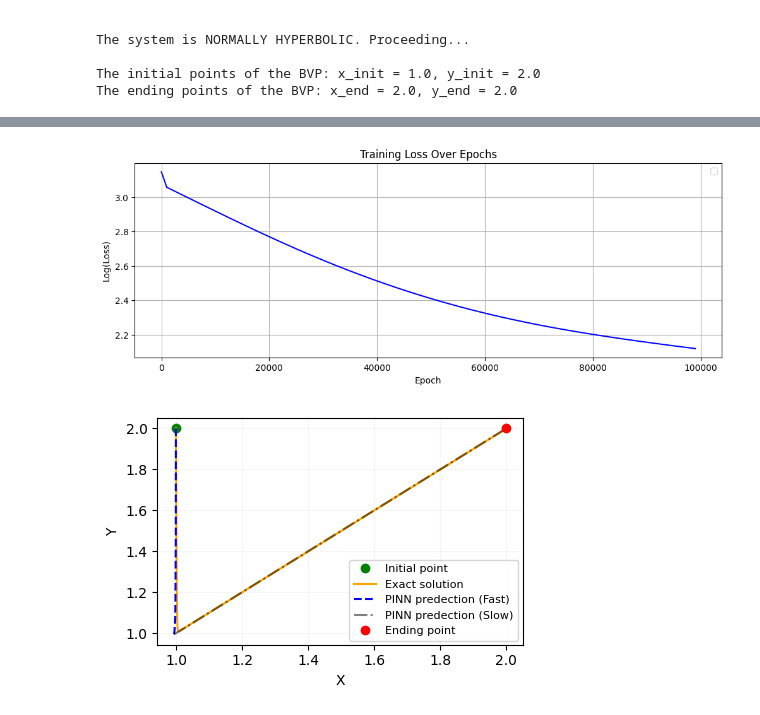
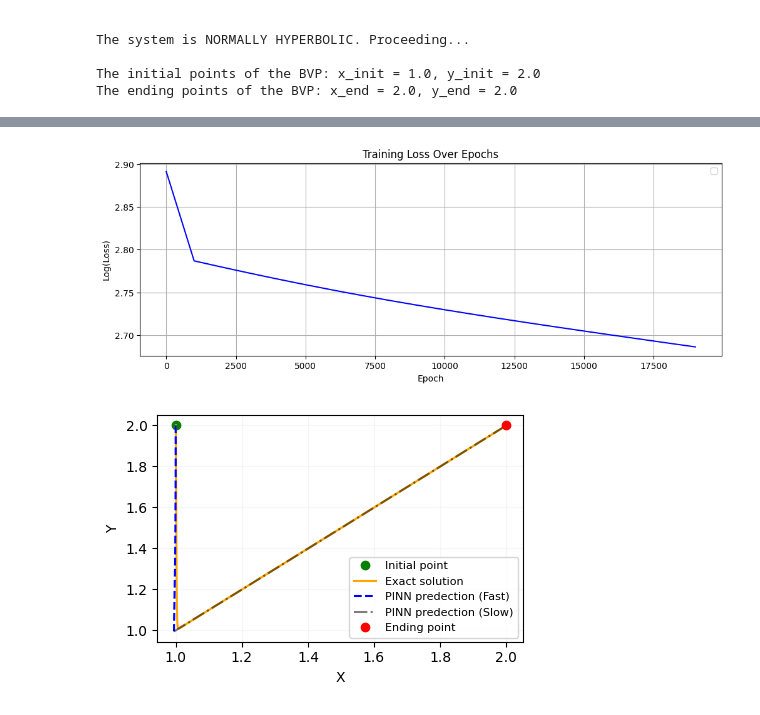
Before and after one commit to Hamid-Mofidi/PINNs_on_Multiple_timescale_dynamics, a Jupyter notebook: Reaction-Diffusion/PINN-rea-diffusion-eps0.001-init(1,2).ipynb, the cells around one changed output, grey strips where cells are left out. Drawn from its saved outputs; the diff is of its cells as text; code cells hidden in the pictures.

```diff
--- a/Reaction-Diffusion/PINN-rea-diffusion-eps0.001-init(1,2).ipynb
+++ b/Reaction-Diffusion/PINN-rea-diffusion-eps0.001-init(1,2).ipynb
@@ -241,7 +241,7 @@ if __name__=='__main__':
 
     optimizer = torch.optim.Adam(list(model_fast.parameters()) + list(model_slow.parameters()), lr=1e-3)
     loss_values = []
-    epoch_num = 100000
+    epoch_num = 20000
 
 
     xf_end, yf_end = np.random.random(), np.random.random()
@@ -311,4 +314,4 @@ Epoch 99000, Total Loss: 1.572305054981572e-05
-[figure, old version]
+[figure, new version]
 # %%
 fig = plt.figure(figsize=(4.5, 3))
 ax = fig.add_subplot(111)
```
Also changed, not shown: parts of 7 cells of this notebook.
